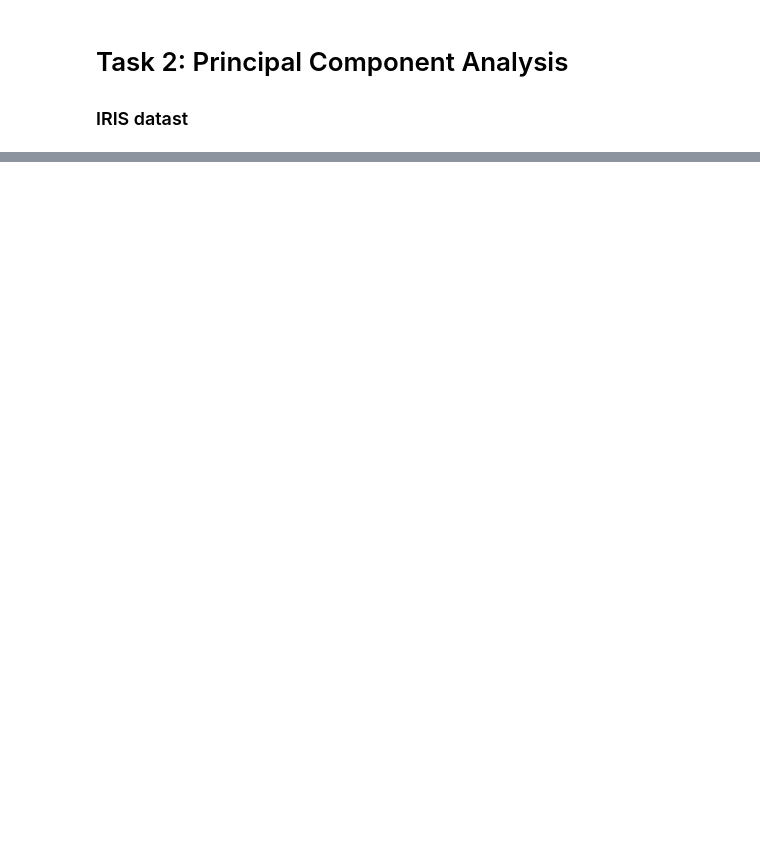
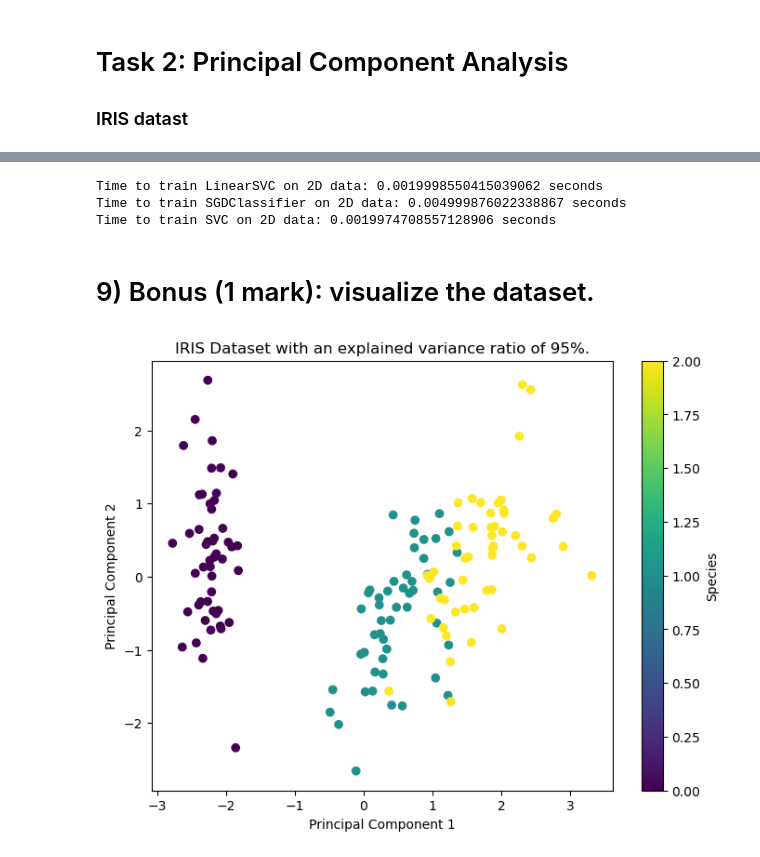
Before and after one commit to AnnaJazayeri/SVM---Regularization-and-Hyperparameter, a Jupyter notebook: PCA Principal component analysis - iris dataset.ipynb, the cells around one changed output, grey strips where cells are left out. Saved outputs shown, nothing was run; the diff lists cells and outputs as text; code cells hidden in the pictures; blank space fills up the shorter version.

```diff
--- a/PCA Principal component analysis - iris dataset.ipynb
+++ b/PCA Principal component analysis - iris dataset.ipynb
@@ -307,0 +35,5 @@ ValueError: X has 2 features, but LinearSVC is expecting 4 features as input.
+# %%
+# Standardize the features
+scaler = StandardScaler()
+X_scaled = scaler.fit_transform(X)
+pd.DataFrame(data=X).head()
@@ -307,0 +49,8 @@ ValueError: X has 2 features, but LinearSVC is expecting 4 features as input.
+# %%
+# Apply PCA for 95% variance
+pca = PCA(n_components=0.95)
+X_pca = pca.fit_transform(X_scaled)
+
+# Check number of principal components and explained variance ratio
+print("Number of Principal Components:", pca.n_components_)
+print("Explained Variance Ratio for each PC:", pca.explained_variance_ratio_)
@@ -307,0 +95,26 @@ ValueError: X has 2 features, but LinearSVC is expecting 4 features as input.
+# %%
+# Split data into train and test sets for 2D
+X_train_2d, X_test_2d, y_train_2d, y_test_2d = train_test_split(X_pca_2d, y, test_size=0.2, random_state=42)
+
+# Train models and record time for 2D dataset
+for model in models:
+    start_time = time.time()
+    model.fit(X_train_2d, y_train_2d)
+    end_time = time.time()
+    print(f"Time to train {model.__class__.__name__} on 2D data: {end_time - start_time} seconds")
+# %% [output]
+Time to train LinearSVC on 2D data: 0.0019998550415039062 seconds
+Time to train SGDClassifier on 2D data: 0.004999876022338867 seconds
+Time to train SVC on 2D data: 0.0019974708557128906 seconds
+# %% [markdown]
+# 9) Bonus (1 mark): visualize the dataset.
+# %%
+plt.figure(figsize=(8, 6))
+plt.scatter(X_pca[:, 0], X_pca[:, 1], c=y, cmap='viridis')
+plt.xlabel('Principal Component 1')
+plt.ylabel('Principal Component 2')
+plt.title('IRIS Dataset with an explained variance ratio of 95%.')
+plt.colorbar(label='Species')
+plt.show()
+# %% [output]
+[figure, added]
```
Also changed, not shown: parts of 34 cells of this notebook.
